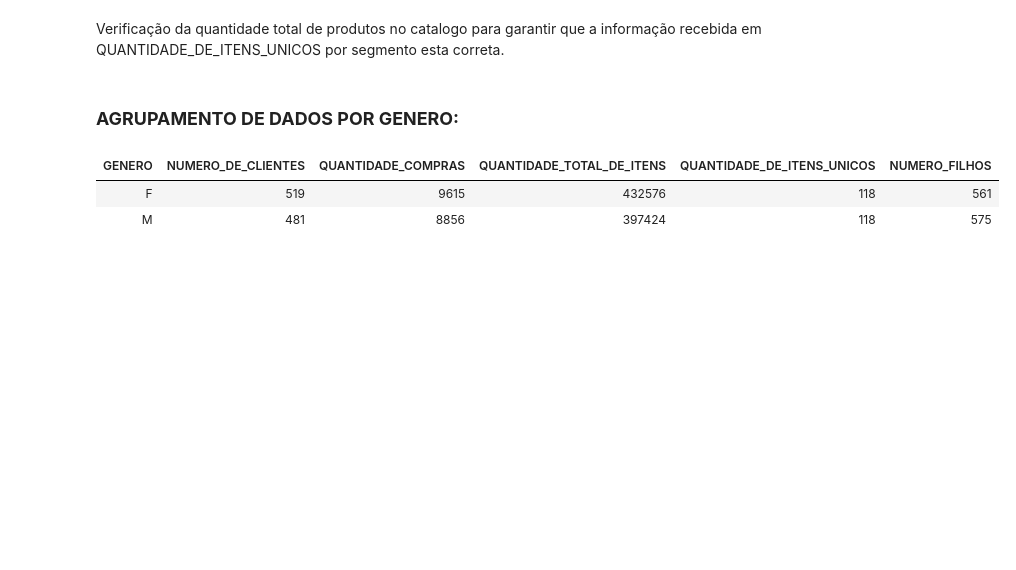
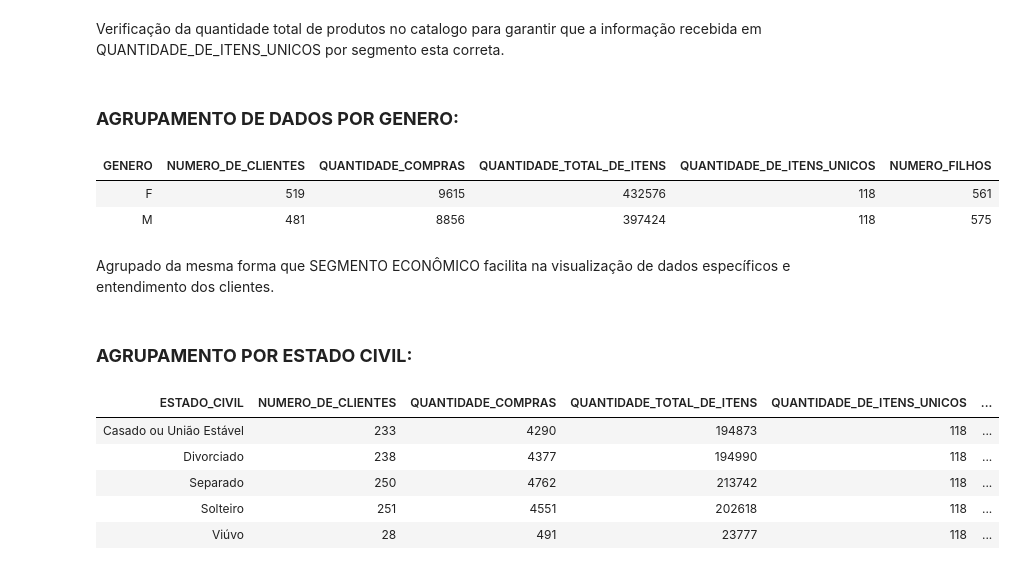
Before and after one commit to KrathK9722/Analise-de-Dados-Python-Projeto-Avaliativo-M1W07, a Jupyter notebook: Analise_Google_COLAB.ipynb, the cells around one changed output. Saved outputs shown, nothing was run; the diff lists cells and outputs as text; code cells hidden in the pictures; blank space fills up the shorter version.

Commit message:
Mais agrupamentos elaborados para criação de análises mais detalhadas e ajuste de algumas informações assim como criação de estatísticas de número de filhos por cliente

```diff
--- a/Analise_Google_COLAB.ipynb
+++ b/Analise_Google_COLAB.ipynb
@@ -481,3 +480,41 @@ dados_genero.style.hide(axis="index")
 | GENERO | NUMERO_DE_CLIENTES | QUANTIDADE_COMPRAS | QUANTIDADE_TOTAL_DE_ITENS | QUANTIDADE_DE_ITENS_UNICOS | NUMERO_FILHOS |
 | F | 519 | 9615 | 432576 | 118 | 561 |
 | M | 481 | 8856 | 397424 | 118 | 575 |
+# %% [markdown]
+Agrupado da mesma forma que SEGMENTO ECONÔMICO facilita na visualização de dados específicos e entendimento dos clientes.
+# %% [markdown]
+### **AGRUPAMENTO POR ESTADO CIVIL:**
+# %%
+# Traduzindo estados civis
+mapa_estado_civil = {
+    1: "Casado ou União Estável",
+    2: "Divorciado",
+    3: "Separado",
+    4: "Solteiro",
+    5: "Viúvo"
+}
+dados_gerais["ESTADO_CIVIL"] = dados_gerais["ESTADO_CIVIL"].map(mapa_estado_civil)
+
+resumo_estado_civil = dados_gerais.groupby("ESTADO_CIVIL", as_index=False).agg(
+    NUMERO_DE_CLIENTES=("CL_ID", "nunique"),
+    QUANTIDADE_COMPRAS=("CO_ID", "nunique"),
+    QUANTIDADE_TOTAL_DE_ITENS=("QTD_TOTAL_ITENS", "sum")
+)
+
+produtos_unicos_estado_civil = dados_gerais.explode("PRODUTOS").groupby(
+    "ESTADO_CIVIL", as_index=False
+)["PRODUTOS"].nunique().rename(columns={"PRODUTOS": "QUANTIDADE_DE_ITENS_UNICOS"})
+
+clientes_unicos_ec = dados_gerais.drop_duplicates(subset="CL_ID")
+filhos_estado_civil = clientes_unicos_ec.groupby("ESTADO_CIVIL", as_index=False)["NUMERO_FILHOS"].sum()
+
+dados_estado_civil = pd.merge(resumo_estado_civil, produtos_unicos_estado_civil, on="ESTADO_CIVIL")
+dados_estado_civil = pd.merge(dados_estado_civil, filhos_estado_civil, on="ESTADO_CIVIL")
+dados_estado_civil.style.hide(axis="index")
+# %% [output]
+| ESTADO_CIVIL | NUMERO_DE_CLIENTES | QUANTIDADE_COMPRAS | QUANTIDADE_TOTAL_DE_ITENS | QUANTIDADE_DE_ITENS_UNICOS | ... |
+| Casado ou União Estável | 233 | 4290 | 194873 | 118 | ... |
+| Divorciado | 238 | 4377 | 194990 | 118 | ... |
+| Separado | 250 | 4762 | 213742 | 118 | ... |
+| Solteiro | 251 | 4551 | 202618 | 118 | ... |
+| Viúvo | 28 | 491 | 23777 | 118 | ... |
```
Also changed, not shown: parts of 17 cells of this notebook.
